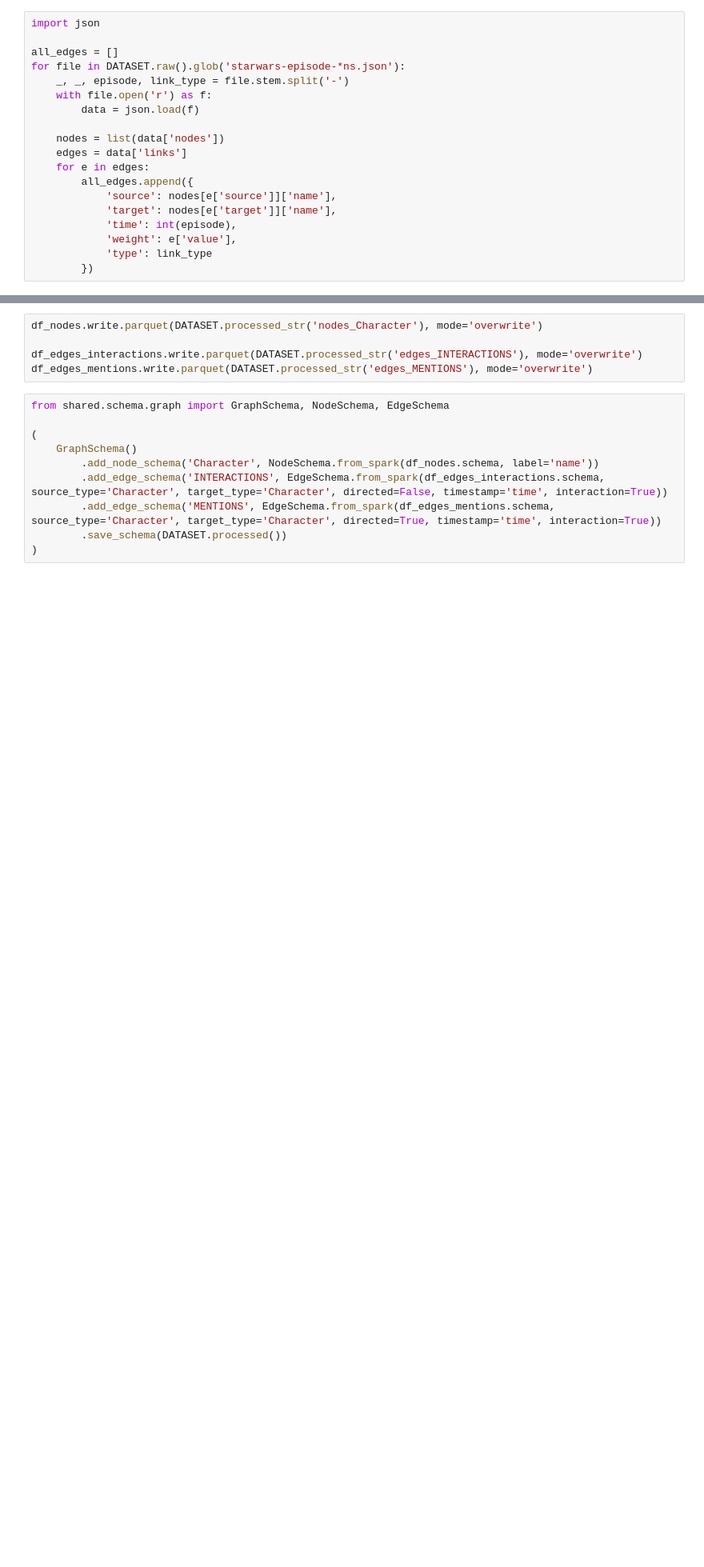
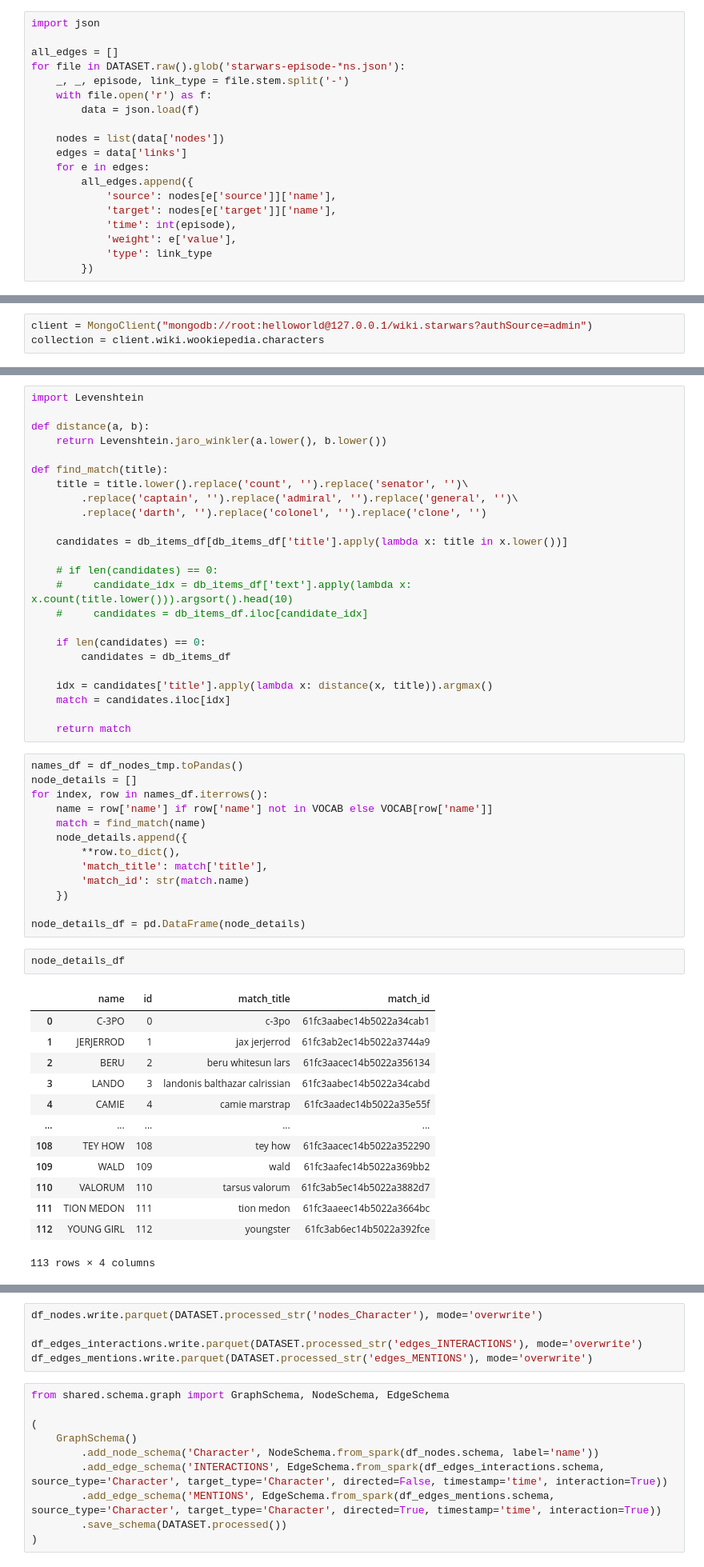
Before and after one commit to egordm/MGTCOM, a Jupyter notebook: code/datasets/notebooks/preprocessing/star-wars.ipynb, the cells around one changed output, grey strips where cells are left out. Shown at 80% size. Drawn from its saved outputs; the diff is of its cells as text; blank space fills up the shorter version.

```diff
--- a/code/datasets/notebooks/preprocessing/star-wars.ipynb
+++ b/code/datasets/notebooks/preprocessing/star-wars.ipynb
@@ -122,0 +130,3 @@ df_edges_mentions.head(5)
+# %%
+client = MongoClient("mongodb://root:helloworld@127.0.0.1/wiki.starwars?authSource=admin")
+collection = client.wiki.wookiepedia.characters
@@ -122,0 +166,53 @@ df_edges_mentions.head(5)
+# %%
+import Levenshtein
+
+def distance(a, b):
+    return Levenshtein.jaro_winkler(a.lower(), b.lower())
+
+def find_match(title):
+    title = title.lower().replace('count', '').replace('senator', '')\
+        .replace('captain', '').replace('admiral', '').replace('general', '')\
+        .replace('darth', '').replace('colonel', '').replace('clone', '')
+
+    candidates = db_items_df[db_items_df['title'].apply(lambda x: title in x.lower())]
+
+    # if len(candidates) == 0:
+    #     candidate_idx = db_items_df['text'].apply(lambda x: x.count(title.lower())).argsort().head(10)
+    #     candidates = db_items_df.iloc[candidate_idx]
+
+    if len(candidates) == 0:
+        candidates = db_items_df
+
+    idx = candidates['title'].apply(lambda x: distance(x, title)).argmax()
+    match = candidates.iloc[idx]
+
+    return match
+# %%
+names_df = df_nodes_tmp.toPandas()
+node_details = []
+for index, row in names_df.iterrows():
+    name = row['name'] if row['name'] not in VOCAB else VOCAB[row['name']]
+    match = find_match(name)
+    node_details.append({
+        **row.to_dict(),
+        'match_title': match['title'],
+        'match_id': str(match.name)
+    })
+
+node_details_df = pd.DataFrame(node_details)
+# %%
+node_details_df
+# %% [output]
+|  | name | id | match_title | match_id |
+| 0 | C-3PO | 0 | c-3po | 61fc3aabec14b5022a34cab1 |
+| 1 | JERJERROD | 1 | jax jerjerrod | 61fc3ab2ec14b5022a3744a9 |
+| 2 | BERU | 2 | beru whitesun lars | 61fc3aacec14b5022a356134 |
+| 3 | LANDO | 3 | landonis balthazar calrissian | 61fc3aabec14b5022a34cabd |
+| 4 | CAMIE | 4 | camie marstrap | 61fc3aadec14b5022a35e55f |
+| ... | ... | ... | ... | ... |
+| 108 | TEY HOW | 108 | tey how | 61fc3aacec14b5022a352290 |
+| 109 | WALD | 109 | wald | 61fc3aafec14b5022a369bb2 |
+| 110 | VALORUM | 110 | tarsus valorum | 61fc3ab5ec14b5022a3882d7 |
+| 111 | TION MEDON | 111 | tion medon | 61fc3aaeec14b5022a3664bc |
+| 112 | YOUNG GIRL | 112 | youngster | 61fc3ab6ec14b5022a392fce |
+113 rows × 4 columns
```
Also changed, not shown: parts of 14 cells of this notebook, 2 other files.
